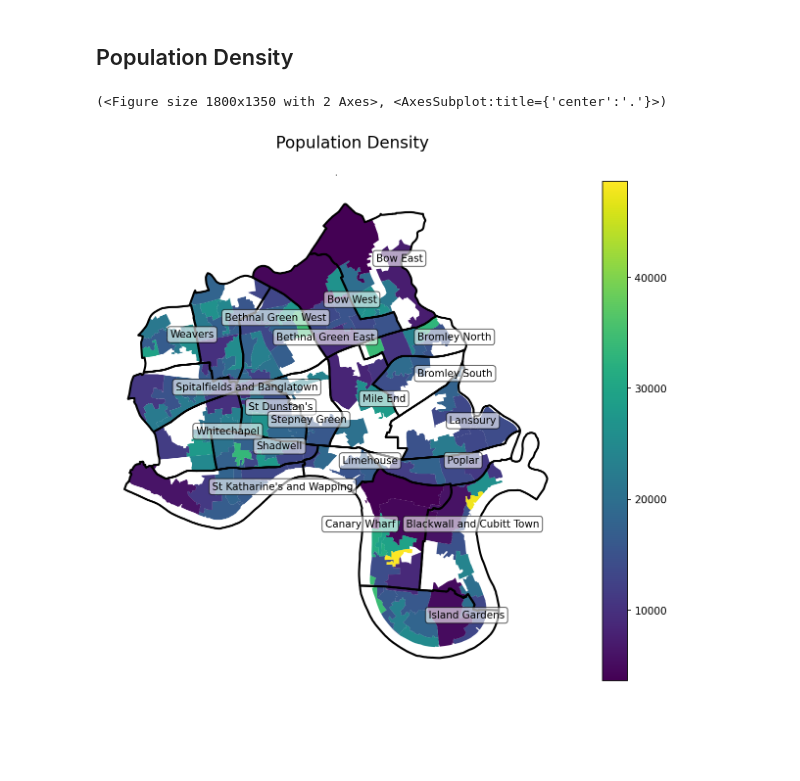
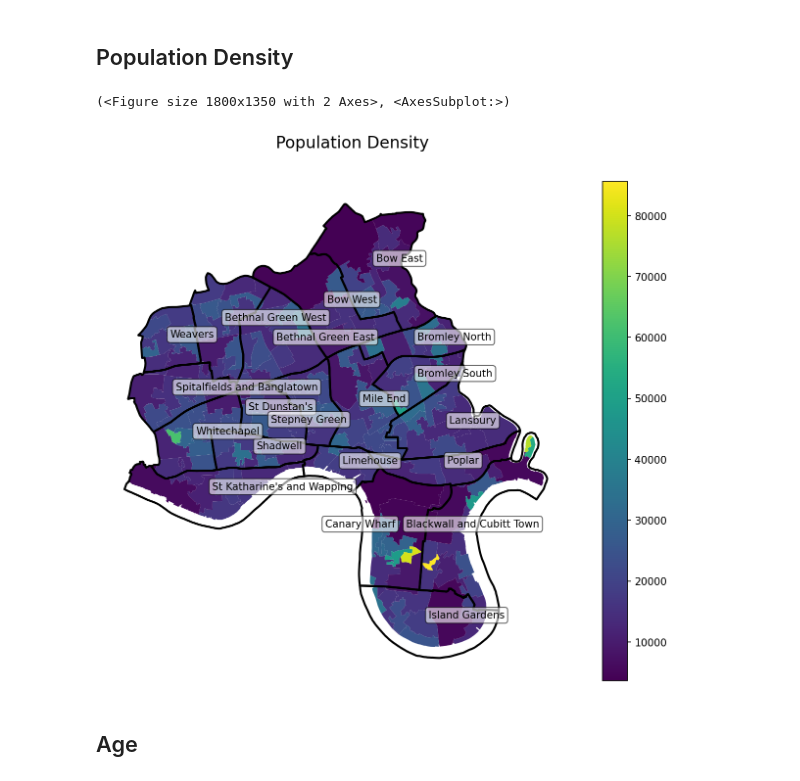
Before and after one commit to data-hamlets/census-data, a Jupyter notebook: notebooks/1.1-jl-census-2021-mapping.ipynb, the cells around one changed output. Saved outputs shown, nothing was run; the diff lists cells and outputs as text; code cells hidden in the pictures; blank space fills up the shorter version.

```diff
--- a/notebooks/1.1-jl-census-2021-mapping.ipynb
+++ b/notebooks/1.1-jl-census-2021-mapping.ipynb
@@ -43,3 +41,5 @@ gdf=
+# %%
+gdf = gpd.read_file('https://services1.arcgis.com/ESMARspQHYMw9BZ9/arcgis/rest/services/LSOA_2021_EW_BFC_V2/FeatureServer/0/query?where=LSOA21NM+like+%27Tower+Hamlets%25%27&objectIds=&time=&geometry=&geometryType=esriGeometryEnvelope&inSR=&spatialRel=esriSpatialRelIntersects&resultType=none&distance=0.0&units=esriSRUnit_Meter&relationParam=&returnGeodetic=false&outFields=LSOA21CD&returnGeometry=true&returnCentroid=false&featureEncoding=esriDefault&multipatchOption=xyFootprint&maxAllowableOffset=&geometryPrecision=5&outSR=&defaultSR=&datumTransformation=&applyVCSProjection=false&returnIdsOnly=false&returnUniqueIdsOnly=false&returnCountOnly=false&returnExtentOnly=false&returnQueryGeometry=false&returnDistinctValues=false&cacheHint=false&orderByFields=&groupByFieldsForStatistics=&outStatistics=&having=&resultOffset=&resultRecordCount=&returnZ=false&returnM=false&returnExceededLimitFeatures=true&quantizationParameters=&sqlFormat=none&f=pgeojson&token=', driver="GeoJSON")
 # %% [markdown]
 ## lsoa lookups
 # %%
@@ -180,16 +181,16 @@ spatial_plot(
 Population Density
 --
 # %%
-popden= pd.read_excel('https://ons-dp-prod-census-publication.s3.eu-west-2.amazonaws.com/TS006_population_density/atc-ts-demmig-ur-pd-oa-lsoa.xlsx',
+popden_lsoa= pd.read_excel('https://ons-dp-prod-census-publication.s3.eu-west-2.amazonaws.com/TS006_population_density/atc-ts-demmig-ur-pd-oa-lsoa.xlsx',
 sheet_name='Table')
 # %%
 spatial_plot(
-    spatialise_data(gdf, popden, left_on="LSOA11CD", right_on="Lower Layer Super Output Areas Code"),
+    spatialise_data(gdf, popden_lsoa, left_on="LSOA21CD", right_on="Lower Layer Super Output Areas Code"),
     column="Population Density",
     suptitle="Population Density",
     title="",
     cmap="viridis"
 )
 # %% [output]
-(<Figure size 1800x1350 with 2 Axes>, <AxesSubplot:title={'center':'.'}>)
+(<Figure size 1800x1350 with 2 Axes>, <AxesSubplot:>)
-[figure, old version]
+[figure, new version]
@@ -195,0 +200,3 @@ spatial_plot(
+# %% [markdown]
+Age
+--
```
Also changed, not shown: parts of 9 cells of this notebook.
